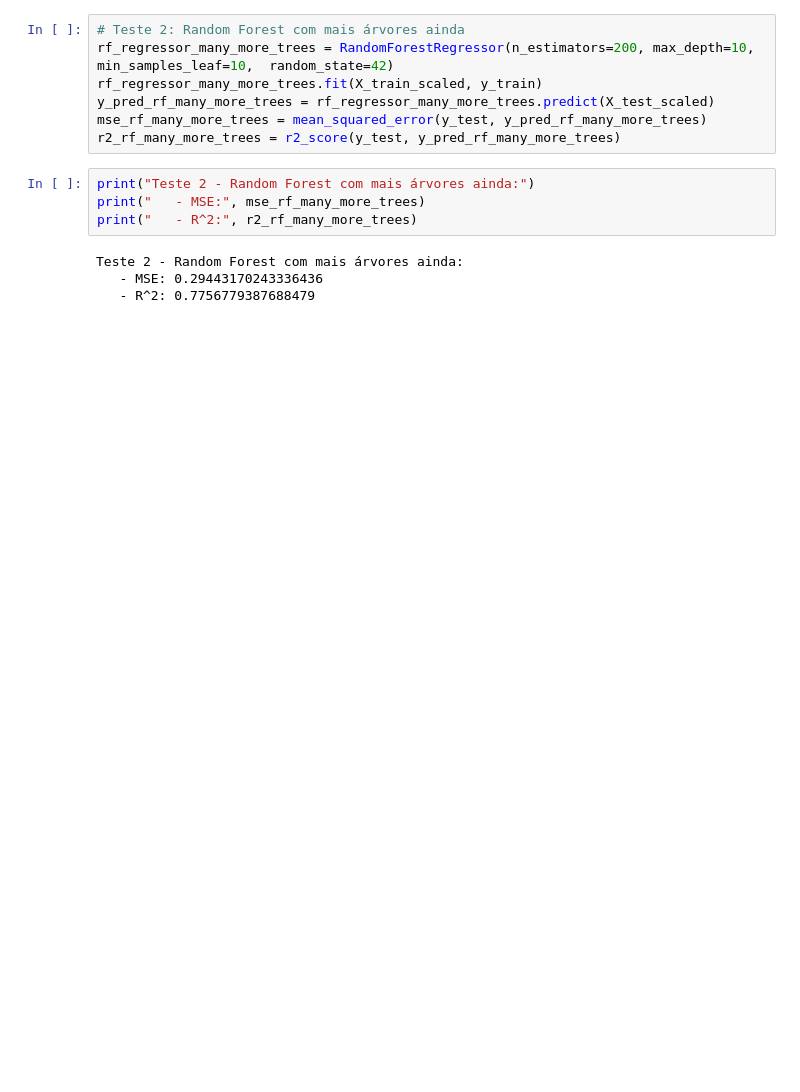
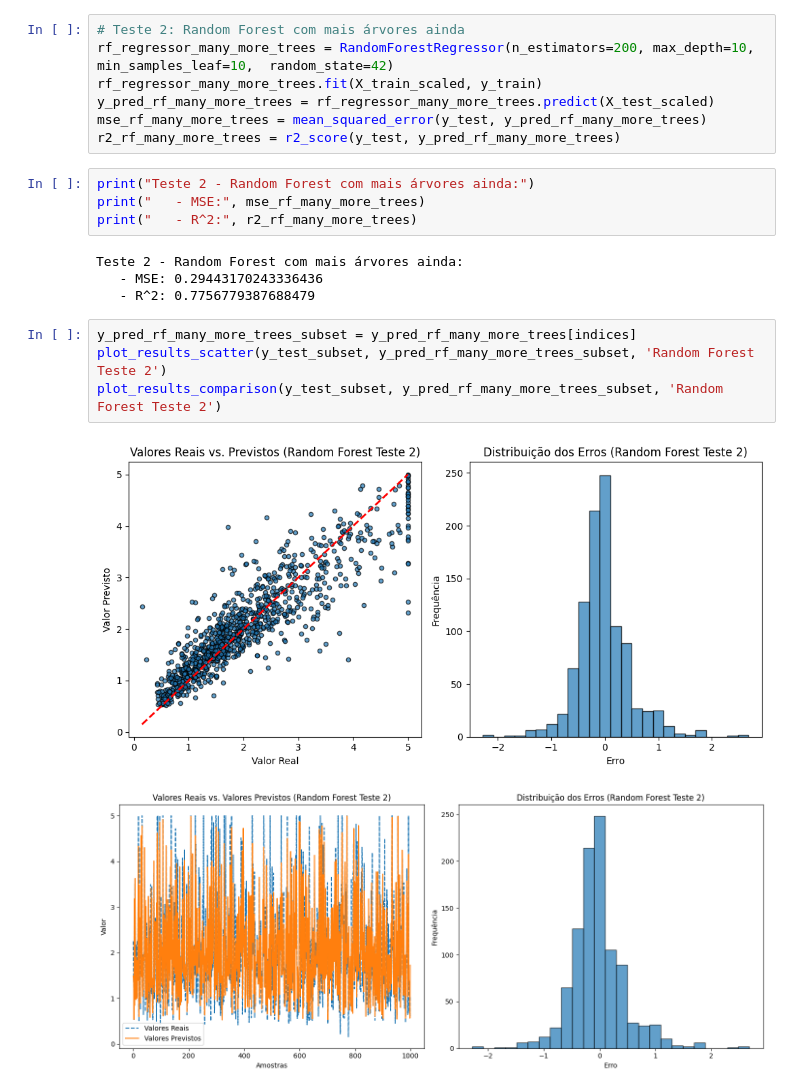
Before and after one commit to Gabriel-Paes/ml-regression, a Jupyter notebook: regressor.ipynb, the cells around one changed output. Saved outputs shown, nothing was run; the diff lists cells and outputs as text; blank space fills up the shorter version.

```diff
--- a/regressor.ipynb
+++ b/regressor.ipynb
@@ -228,3 +235,10 @@ print("   - R^2:", r2_rf_many_more_trees)
 Teste 2 - Random Forest com mais árvores ainda:
    - MSE: 0.29443170243336436
    - R^2: 0.7756779387688479
+# %%
+y_pred_rf_many_more_trees_subset = y_pred_rf_many_more_trees[indices]
+plot_results_scatter(y_test_subset, y_pred_rf_many_more_trees_subset, 'Random Forest Teste 2')
+plot_results_comparison(y_test_subset, y_pred_rf_many_more_trees_subset, 'Random Forest Teste 2')
+# %% [output]
+[figure, added]
+[figure, added]
```
Also changed, not shown: parts of 3 cells of this notebook.
